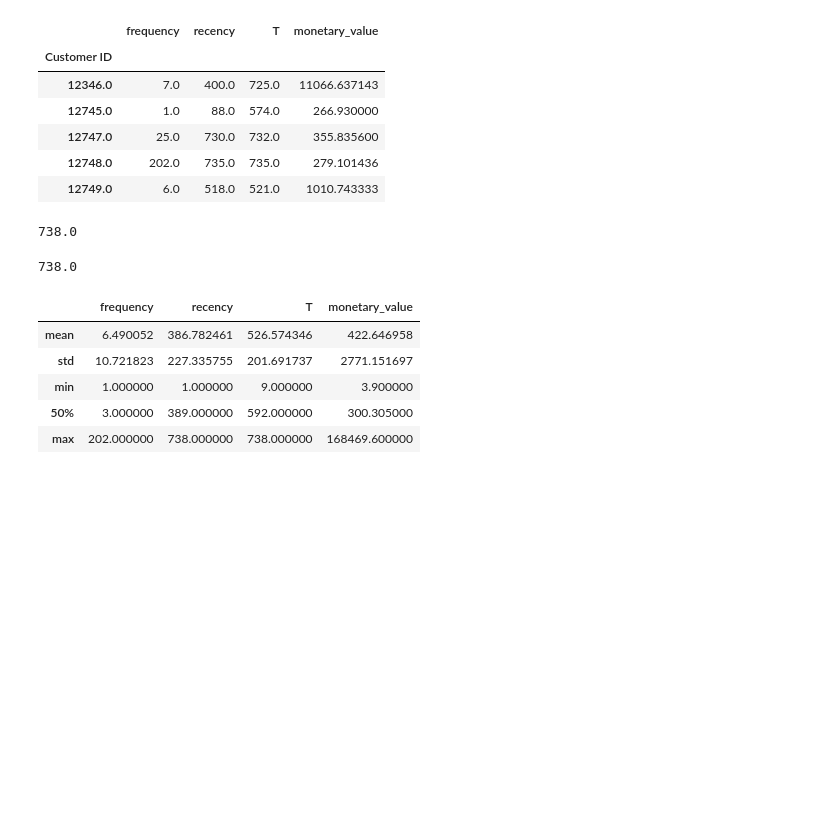
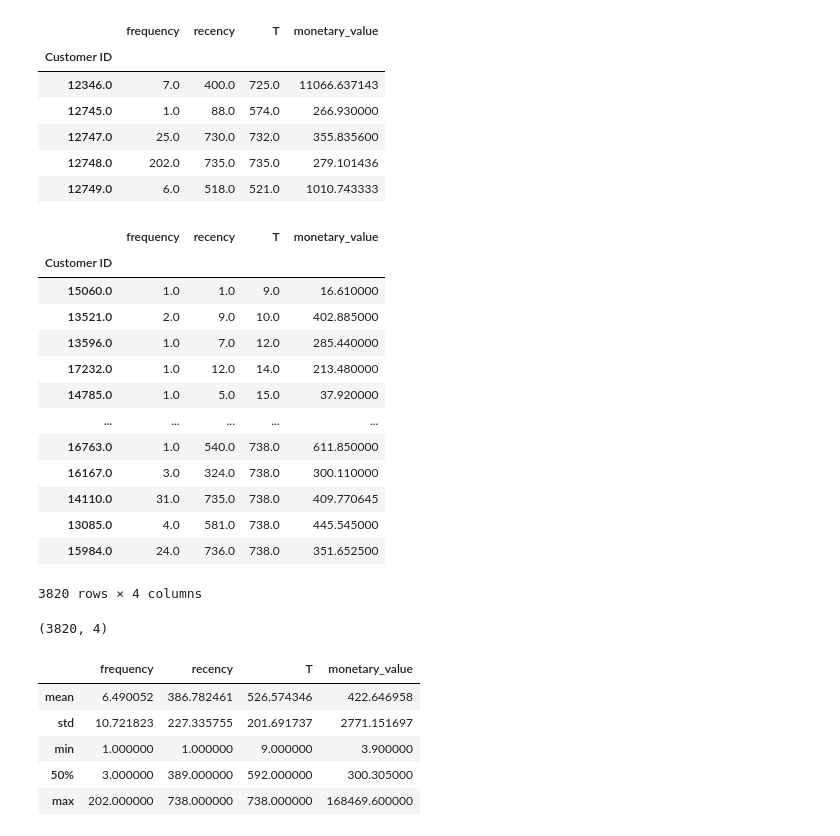
Before and after one commit to konkinit/ltv_analysis, a Jupyter notebook: notebooks/draft.ipynb, the cells around one changed output. Saved outputs shown, nothing was run; the diff lists cells and outputs as text; code cells hidden in the pictures; blank space fills up the shorter version.

```diff
--- a/notebooks/draft.ipynb
+++ b/notebooks/draft.ipynb
@@ -52,13 +52,26 @@ data_summary.head()
 | 12748.0 | 202.0 | 735.0 | 735.0 | 279.101436 |
 | 12749.0 | 6.0 | 518.0 | 521.0 | 1010.743333 |
 # %%
-data_summary["T"].max()
+data_summary.sort_values("T")
 # %% [output]
+|  | frequency | recency | T | monetary_value |
+| Customer ID |  |  |  |  |
+| 15060.0 | 1.0 | 1.0 | 9.0 | 16.610000 |
+| 13521.0 | 2.0 | 9.0 | 10.0 | 402.885000 |
+| 13596.0 | 1.0 | 7.0 | 12.0 | 285.440000 |
+| 17232.0 | 1.0 | 12.0 | 14.0 | 213.480000 |
+| 14785.0 | 1.0 | 5.0 | 15.0 | 37.920000 |
+| ... | ... | ... | ... | ... |
+| 16763.0 | 1.0 | 540.0 | 738.0 | 611.850000 |
+| 16167.0 | 3.0 | 324.0 | 738.0 | 300.110000 |
+| 14110.0 | 31.0 | 735.0 | 738.0 | 409.770645 |
+| 13085.0 | 4.0 | 581.0 | 738.0 | 445.545000 |
+| 15984.0 | 24.0 | 736.0 | 738.0 | 351.652500 |
-738.0
+3820 rows × 4 columns
-# %%
-data_summary["recency"].max()
-# %% [output]
-738.0
+# %%
+data_summary.shape
+# %% [output]
+(3820, 4)
 # %%
 data_summary.describe().iloc[[1, 2, 3, 5, 7], :]
 # %% [output]
```
Also changed, not shown: parts of 8 cells of this notebook, 7 other files.
